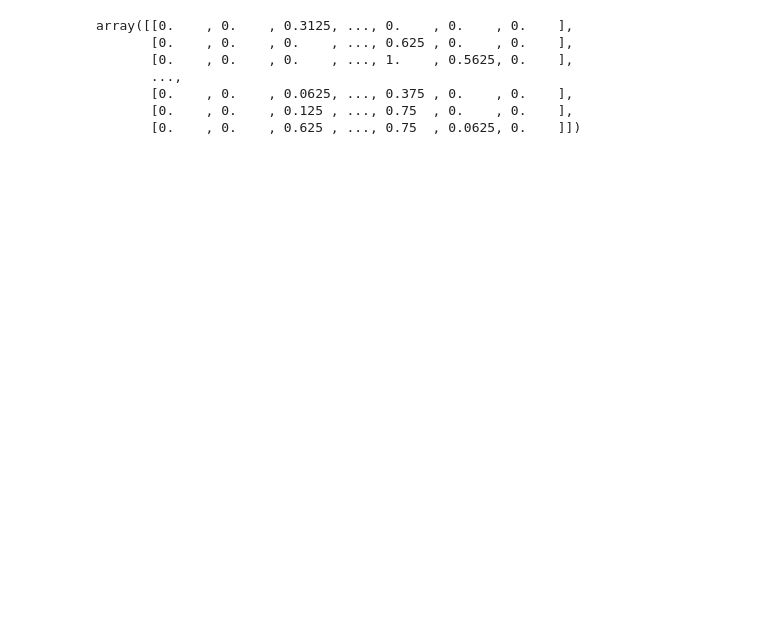
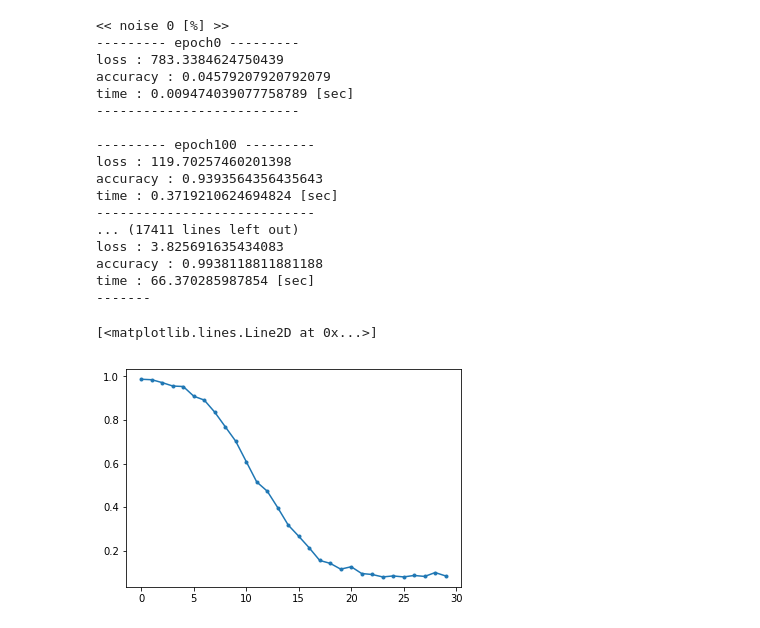
Before and after one commit to krocky-cooky/RobotIntelligense, a Jupyter notebook: mnist.ipynb, the cells around one changed output. Saved outputs shown, nothing was run; the diff lists cells and outputs as text; code cells hidden in the pictures; blank space fills up the shorter version.

```diff
--- a/mnist.ipynb
+++ b/mnist.ipynb
@@ -98,4 +17,8 @@ euler_loss(a,b)
 # %%
-igit = load_digits()
-x = digit.data
-t = digit.target[np.newaxis,:].reshape(-1,1)
+digit = load_digits()
+
+x = digit.data/16
+t = digit.target
+t = np.identity(10)[t]
+print(x.shape)
+t.shape
@@ -119,5 +27,0 @@ def euler_loss(y,t):
-# %%
-x = digit.data
-t = digit.target[np.newaxis,:].reshape(-1,1)
-x = x[1][np.newaxis,:]
-t = t[1][np.newaxis,:]
@@ -141,4 +27,0 @@ import pandas as pd
-# %%
-t = np.zeros((digit.target.shape[0],10))
-# %%
-t = np.identity(10)[digit.target]
@@ -161,10 +27,0 @@ batch
-# %%
-digit.data/16
-# %% [output]
-array([[0.    , 0.    , 0.3125, ..., 0.    , 0.    , 0.    ],
-       [0.    , 0.    , 0.    , ..., 0.625 , 0.    , 0.    ],
-       [0.    , 0.    , 0.    , ..., 1.    , 0.5625, 0.    ],
-       ...,
-       [0.    , 0.    , 0.0625, ..., 0.375 , 0.    , 0.    ],
-       [0.    , 0.    , 0.125 , ..., 0.75  , 0.    , 0.    ],
-       [0.    , 0.    , 0.625 , ..., 0.75  , 0.0625, 0.    ]])
@@ -172,0 +28,50 @@ from neural import neuralNetwork
+# %%
+acc_list = list()
+for i in range(0,30):
+    print('<< noise {} [%] >>'.format(i))
+    tmp_x = x
+    for p in range(x.shape[0]):
+        if i == 0:
+            break
+        for q in range(x.shape[1]):
+            alpha = np.random.rand()*100/i
+            if alpha < 1:
+                tmp_x[p][q] = alpha
+    x_train,x_test,t_train,t_test = train_test_split(
+        tmp_x,
+        t,
+        random_state = 0
+    )
+    elapsed,train_acc = net.train(x_train,t_train)
+    acc = net.accuracy(x_test,t_test)
+    acc_list.append(acc)
+    print('<< noise {} [%] done >>'.format(i))
+
+fig = plt.figure()
+ax = fig.add_subplot(111)
+ax_x = np.linspace(0,29,30)
+ax.plot(
+    ax_x,
+    acc_list,
+    marker = '.'
+)
+# %% [output]
+<< noise 0 [%] >>
+--------- epoch0 ---------
+loss : 783.3384624750439
+accuracy : 0.04579207920792079
+time : 0.009474039077758789 [sec]
+--------------------------
+
+--------- epoch100 ---------
+loss : 119.70257460201398
+accuracy : 0.9393564356435643
+time : 0.3719210624694824 [sec]
+----------------------------
+... (17411 lines left out)
+loss : 3.825691635434083
+accuracy : 0.9938118811881188
+time : 66.370285987854 [sec]
+-------
+[<matplotlib.lines.Line2D at 0x...>]
+[figure, added]
```
Also changed, not shown: parts of 36 cells of this notebook, 4 other files.
